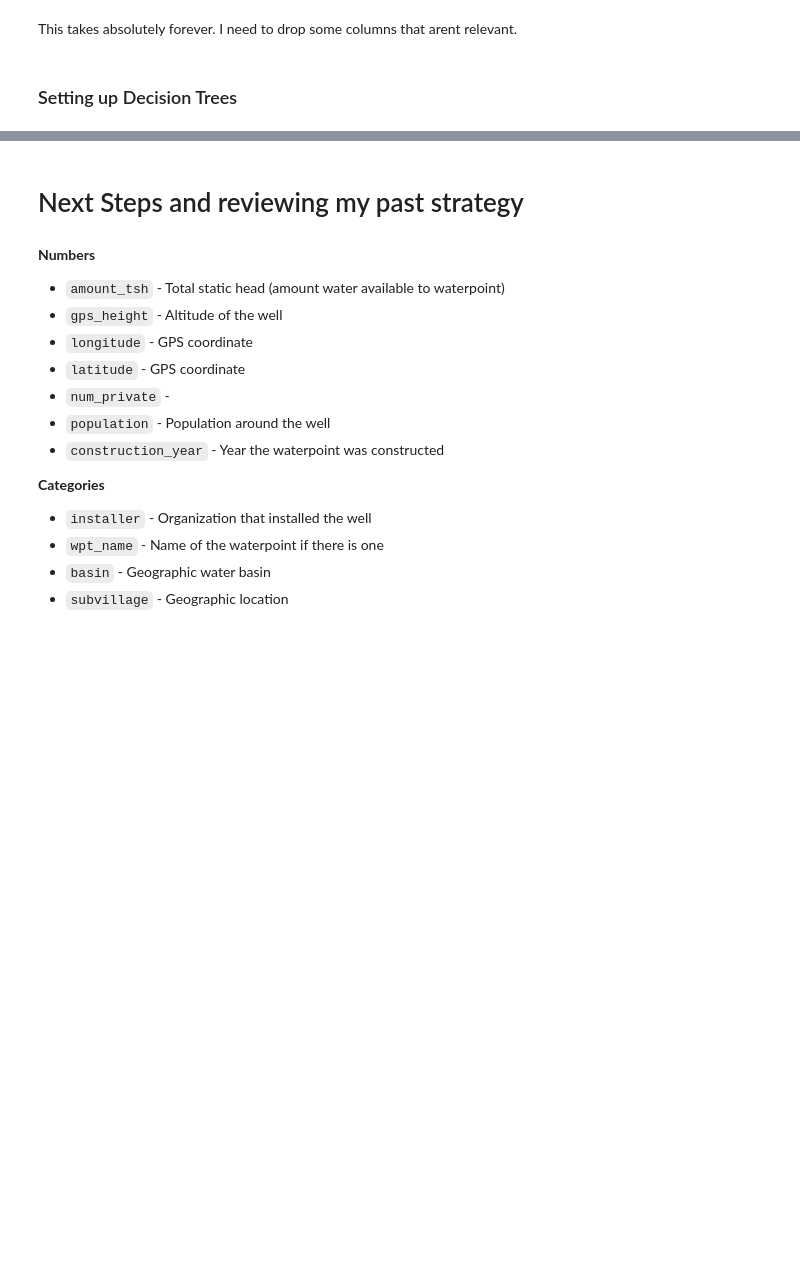
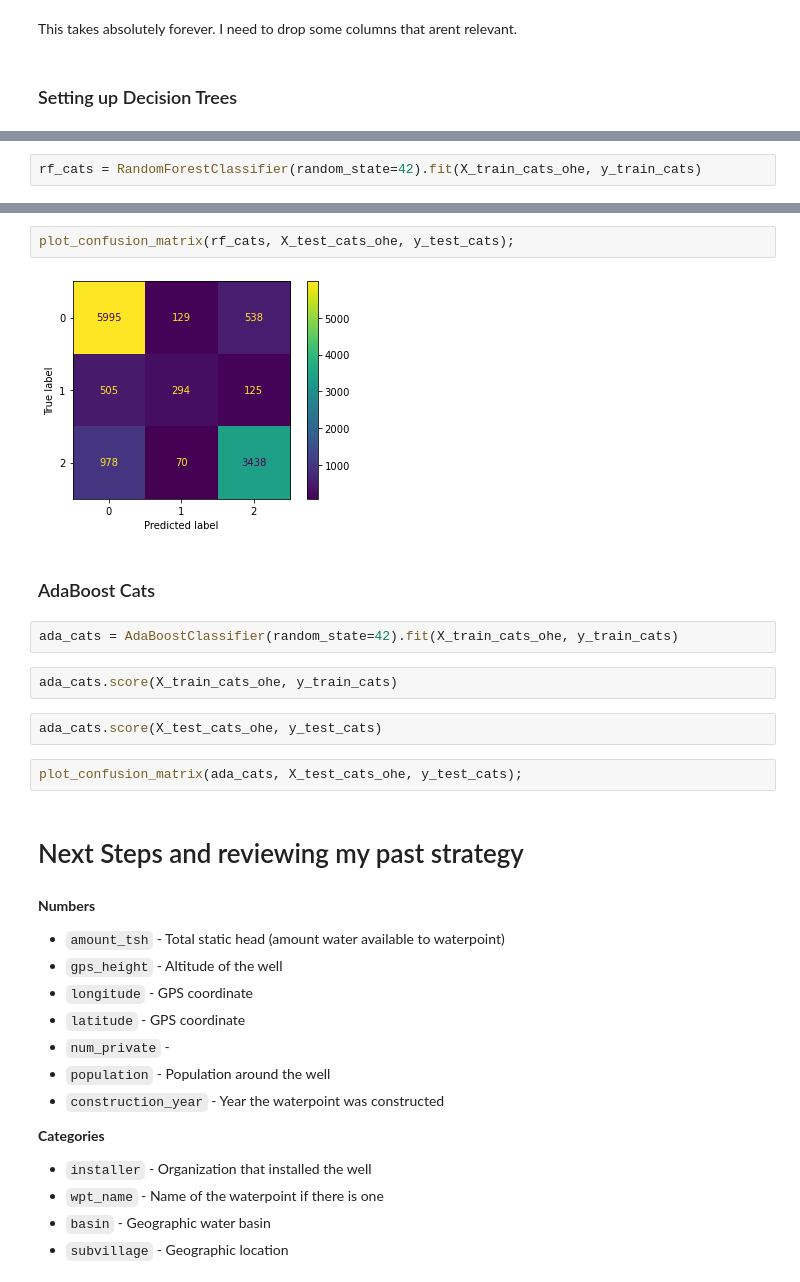
Before and after one commit to mduncan23/Tanzanian-Water-Wells-Analysis, a Jupyter notebook: Water_well_project.ipynb, the cells around one changed output, grey strips where cells are left out. Saved outputs shown, nothing was run; the diff lists cells and outputs as text; blank space fills up the shorter version.

```diff
--- a/Water_well_project.ipynb
+++ b/Water_well_project.ipynb
@@ -794,0 +809,2 @@ This takes absolutely forever. I need to drop some columns that arent relevant.
+# %%
+rf_cats = RandomForestClassifier(random_state=42).fit(X_train_cats_ohe, y_train_cats)
@@ -795,3 +819,17 @@ This takes absolutely forever. I need to drop some columns that arent relevant.
+# %%
+plot_confusion_matrix(rf_cats, X_test_cats_ohe, y_test_cats);
+# %% [output]
+[figure, added]
+# %% [markdown]
+### AdaBoost Cats
+# %%
+ada_cats = AdaBoostClassifier(random_state=42).fit(X_train_cats_ohe, y_train_cats)
+# %%
+ada_cats.score(X_train_cats_ohe, y_train_cats)
+# %%
+ada_cats.score(X_test_cats_ohe, y_test_cats)
+# %%
+plot_confusion_matrix(ada_cats, X_test_cats_ohe, y_test_cats);
 # %% [markdown]
 # Next Steps and reviewing my past strategy
 # %% [markdown]
```
Also changed, not shown: parts of 41 cells of this notebook, 1 other file.
